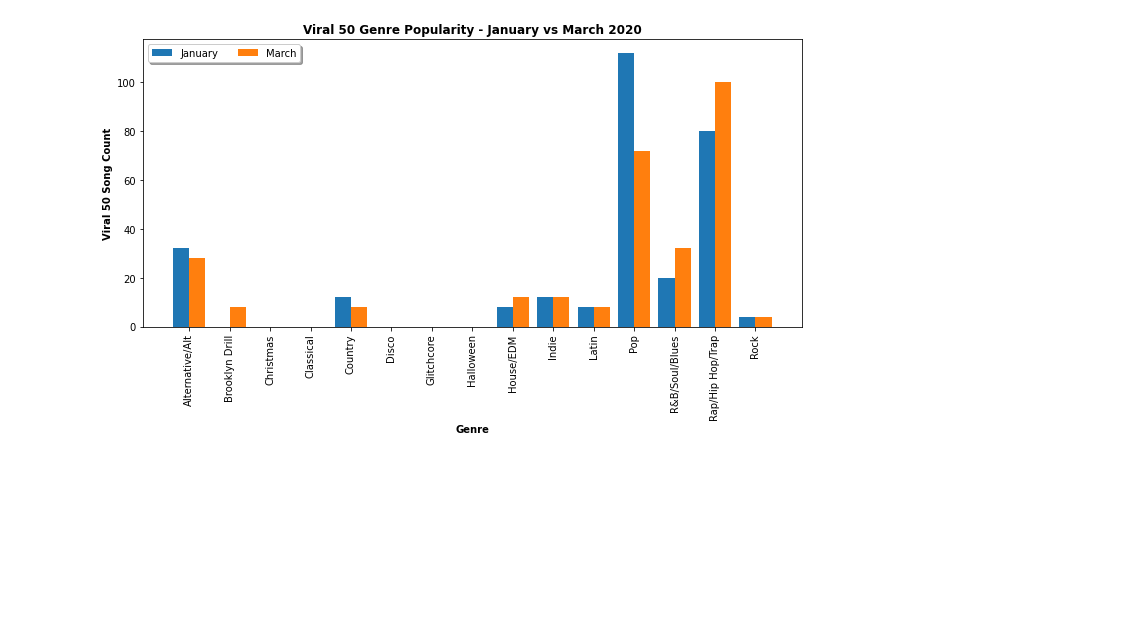
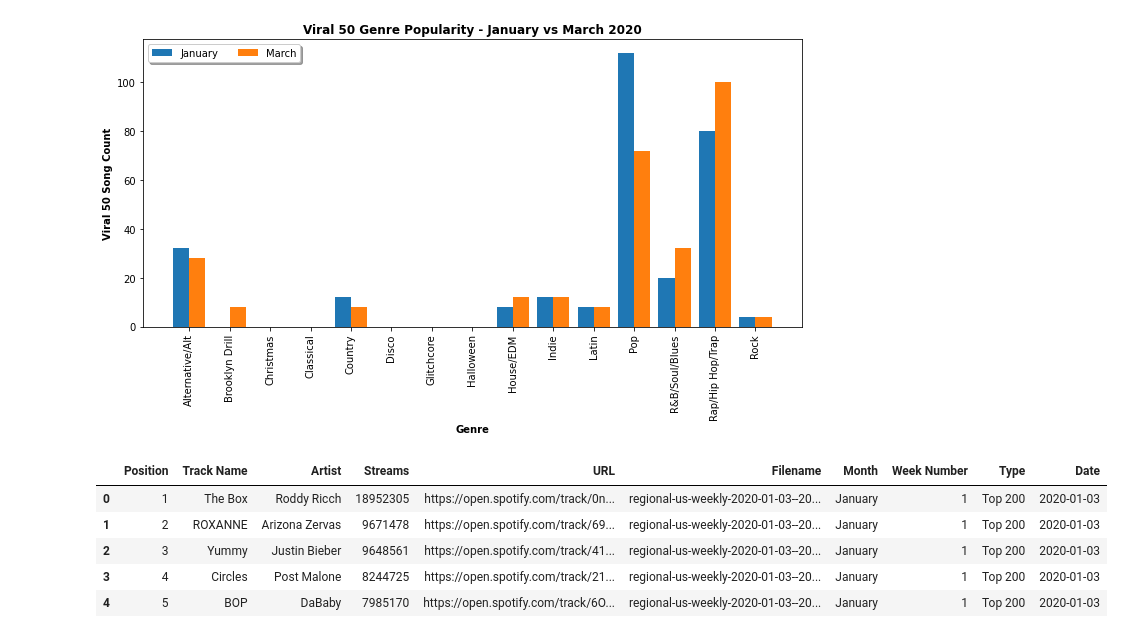
Before and after one commit to Teablee/project-one, a Jupyter notebook: royster.ipynb, the cells around one changed output. Saved outputs shown, nothing was run; the diff lists cells and outputs as text; code cells hidden in the pictures; blank space fills up the shorter version.

Commit message:
next commit - merge top 200 jan & mar

```diff
--- a/royster.ipynb
+++ b/royster.ipynb
@@ -299,3 +299,39 @@ plt.tight_layout()
 plt.show()
 # %% [output]
 [figure]
+# %%
+# top 200 slicing is (19,29)
+
+# merge top 200 for January
+files = glob.glob('/Users/amber/Desktop/GitHub/project-one/Data/top_200/jan/*.csv')
+jan_top_200 = pd.concat([pd.read_csv(fp, skiprows=[0], skip_blank_lines=True).assign(Filename=os.path.basename(fp)) for fp in files])
+
+jan_top_200['Month']=''
+jan_top_200['Week Number']=''
+jan_top_200['Type']=''
+
+# Extract Date from Filename using slice
+jan_top_200['Date'] = jan_top_200['Filename'].str.slice(19,29)
+
+# Convert to datetime
+jan_top_200['Date'] = pd.to_datetime(jan_top_200['Date'])
+
+# Get Week Number from Date
+jan_top_200['Week Number'] = jan_top_200['Date'].dt.isocalendar().week
+
+for index, row in jan_top_200.iterrows():
+    jan_top_200.loc[index, 'Month'] = 'January'
+    jan_top_200.loc[index, 'Type'] = 'Top 200'
+
+jan_top_200 = jan_top_200.sort_values(['Week Number', 'Position'], ascending=True)
+
+jan_top_200.to_csv('/Users/amber/Desktop/GitHub/project-one/Data/top_200/jan/jan_top_200.csv')
+
+jan_top_200.head()
+# %% [output]
+|  | Position | Track Name | Artist | Streams | URL | Filename | Month | Week Number | Type | Date |
+| 0 | 1 | The Box | Roddy Ricch | 18952305 | https://open.spotify.com/track/0n... | regional-us-weekly-2020-01-03--20... | January | 1 | Top 200 | 2020-01-03 |
+| 1 | 2 | ROXANNE | Arizona Zervas | 9671478 | https://open.spotify.com/track/69... | regional-us-weekly-2020-01-03--20... | January | 1 | Top 200 | 2020-01-03 |
+| 2 | 3 | Yummy | Justin Bieber | 9648561 | https://open.spotify.com/track/41... | regional-us-weekly-2020-01-03--20... | January | 1 | Top 200 | 2020-01-03 |
+| 3 | 4 | Circles | Post Malone | 8244725 | https://open.spotify.com/track/21... | regional-us-weekly-2020-01-03--20... | January | 1 | Top 200 | 2020-01-03 |
+| 4 | 5 | BOP | DaBaby | 7985170 | https://open.spotify.com/track/6O... | regional-us-weekly-2020-01-03--20... | January | 1 | Top 200 | 2020-01-03 |
```
Also changed, not shown: parts of 1 cell of this notebook, 2 other files.
